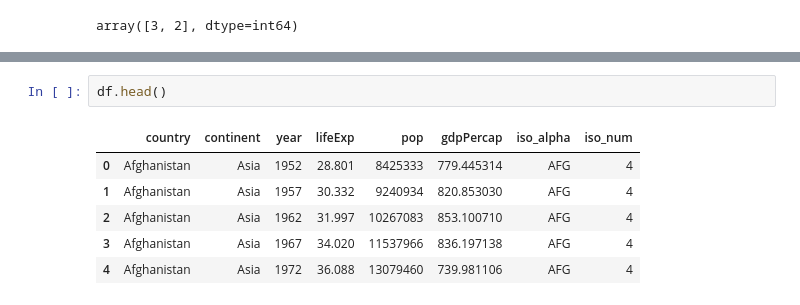
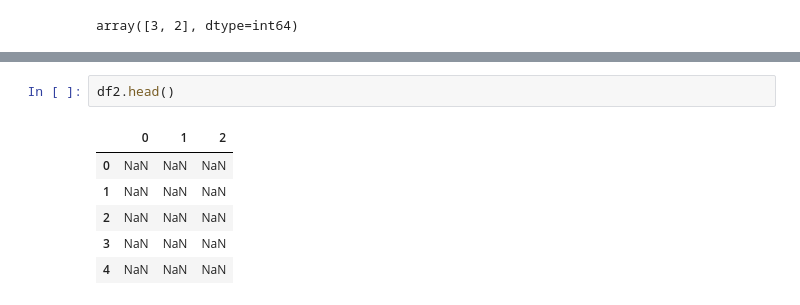
Before and after one commit to ta-data-mexpt/project-dataviz, a Jupyter notebook: scratch_pad.ipynb, the cells around one changed output, grey strips where cells are left out. Cells and saved outputs as stored; diff of their text form.

```diff
--- a/scratch_pad.ipynb
+++ b/scratch_pad.ipynb
@@ -104,9 +137,9 @@ fig.show()
 # %%
-df.head()
+df2.head()
 # %% [output]
-|  | country | continent | year | lifeExp | pop | gdpPercap | iso_alpha | iso_num |
-| 0 | Afghanistan | Asia | 1952 | 28.801 | 8425333 | 779.445314 | AFG | 4 |
-| 1 | Afghanistan | Asia | 1957 | 30.332 | 9240934 | 820.853030 | AFG | 4 |
-| 2 | Afghanistan | Asia | 1962 | 31.997 | 10267083 | 853.100710 | AFG | 4 |
-| 3 | Afghanistan | Asia | 1967 | 34.020 | 11537966 | 836.197138 | AFG | 4 |
-| 4 | Afghanistan | Asia | 1972 | 36.088 | 13079460 | 739.981106 | AFG | 4 |
+|  | 0 | 1 | 2 |
+| 0 | NaN | NaN | NaN |
+| 1 | NaN | NaN | NaN |
+| 2 | NaN | NaN | NaN |
+| 3 | NaN | NaN | NaN |
+| 4 | NaN | NaN | NaN |
```
Also changed, not shown: parts of 5 cells of this notebook, 2 other files.
